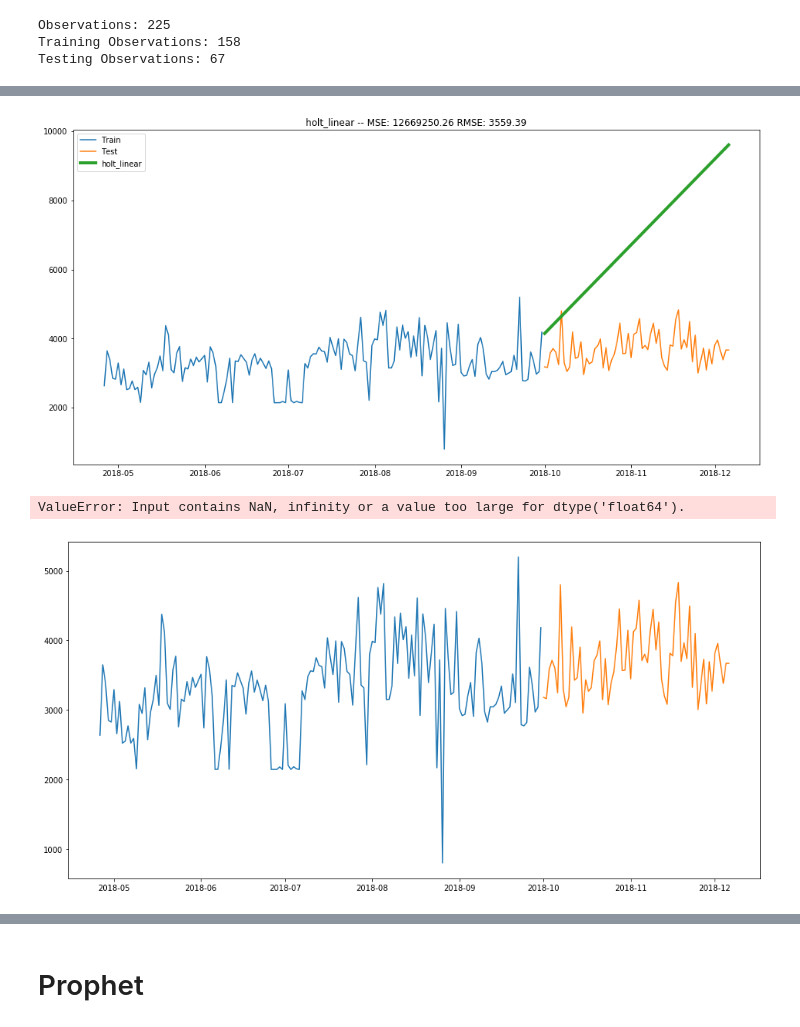
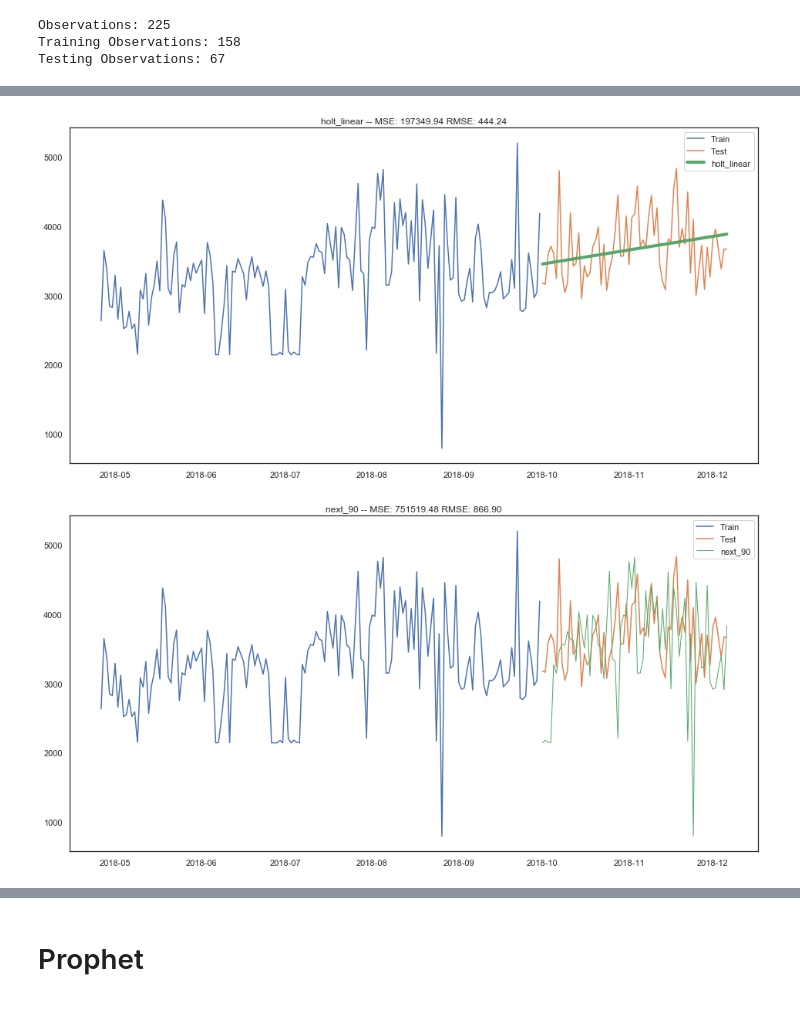
Before and after one commit to sandy-orion-time-series/tsa-project, a Jupyter notebook: tsa_project_orion.ipynb, the cells around one changed output, grey strips where cells are left out. Saved outputs shown, nothing was run; the diff lists cells and outputs as text; code cells hidden in the pictures.

```diff
--- a/tsa_project_orion.ipynb
+++ b/tsa_project_orion.ipynb
@@ -253,7 +246,5 @@ plt.show()
 # %% [markdown]
 ### Simple Average
-# %%
-df.set_index('index', inplace=True)
 # %%
 train = df['2018-04':'2018-09'].total_calories.resample('D').agg('mean')
 test = df['2018-10':'2018-12'].total_calories.resample('D').agg('mean')
@@ -267,5 +258,6 @@ Testing Observations: 67
 # %%
 yhat = pd.DataFrame(dict(actual=test))
 yhat['avg_forecast'] = train.mean()
+yhat['diff'] = yhat['actual'] - yhat['avg_forecast']
 yhat.head()
 # %% [output]
@@ -354,0 +335,4 @@ yhat
+# %%
+yhat['moving_avg_forecast_60'] = train.rolling(60).mean().iloc[-1]
+
+plot_and_eval(yhat.moving_avg_forecast_60)
@@ -355,10 +341,11 @@ yhat
 # %%
-period_vals = [1, 4, 12, 26]
+period_vals = [1, 4]
 
 for periods in period_vals:
     yhat[f'moving_avg_forecast_{periods}'] = train.rolling(periods).mean()
+    print(yhat[f'moving_avg_forecast_{periods}'])
 
 forecasts = [yhat[f'moving_avg_forecast_{p}'] for p in period_vals]
 
-plot_and_eval(forecasts, linewidth=2)
+# plot_and_eval(forecasts, linewidth=2)
 # %% [output]
@@ -384,21 +386,19 @@ plt.show()
 # %%
 from statsmodels.tsa.api import Holt
 
-holt = Holt(train).fit(smoothing_level=.9, smoothing_slope=.1)
+holt = Holt(train).fit(smoothing_level=.3, smoothing_slope=.05)
 
 yhat['holt_linear'] = holt.forecast(test.shape[0])
 
 plot_and_eval(yhat.holt_linear)
 # %% [output]
-[figure, old version]
+[figure, new version]
 # %%
-using_last_year = train['2018-04']\
+using_last_quarter = train['2018-07':'2018-09']\
     .reset_index()\
     .drop(columns='index')\
-    .set_index(train['2018-04'].index + 90)\
-
-yhat['next_90'] = using_last_year
+    .set_index(train['2018-07':'2018-09'].index+90)
+yhat['next_90'] = using_last_quarter
 plot_and_eval(yhat.next_90, linewidth=1)
 # %% [output]
-ValueError: Input contains NaN, infinity or a value too large for dtype('float64').
-[figure, old version]
+[figure, new version]
```
Also changed, not shown: parts of 35 cells of this notebook, 1 other file.
